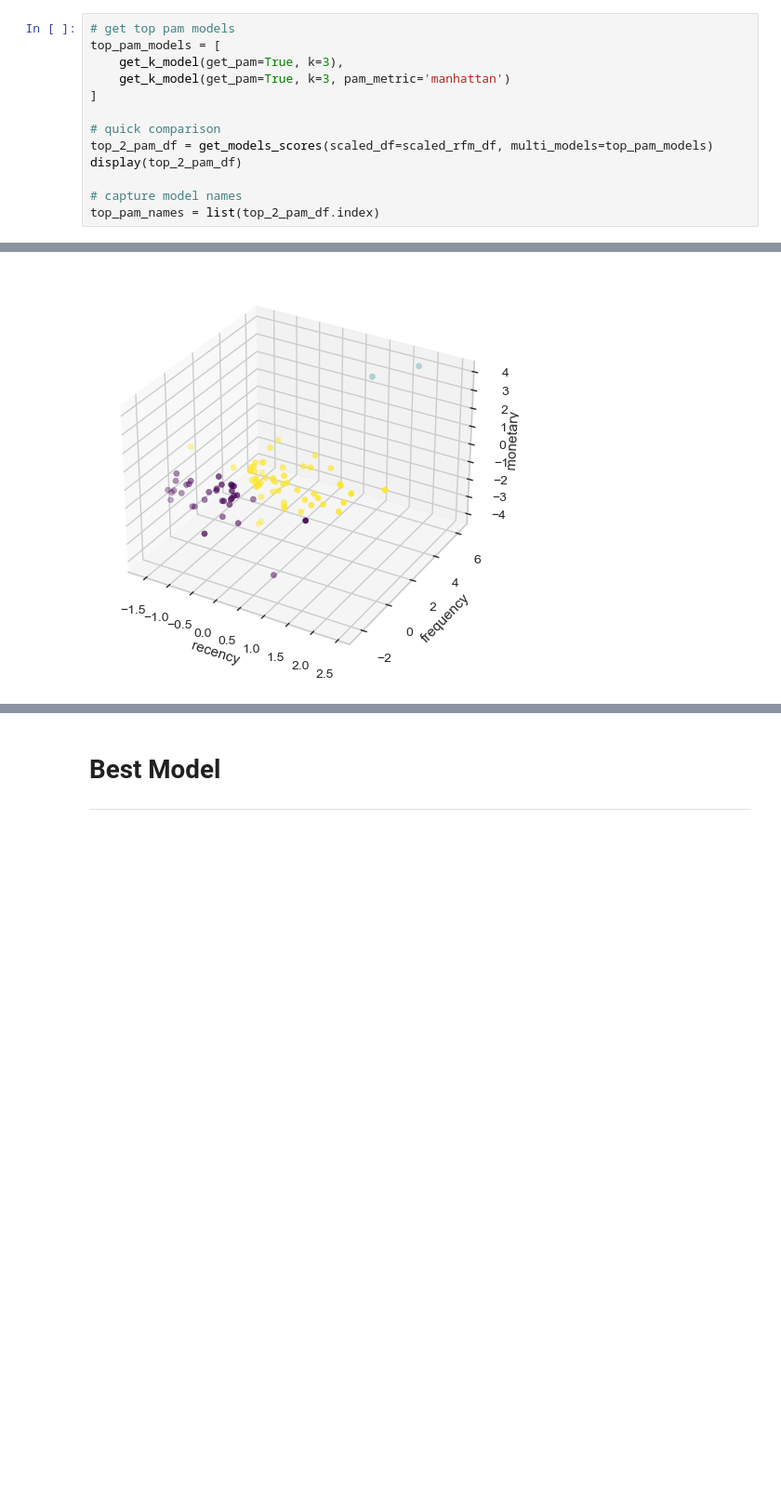
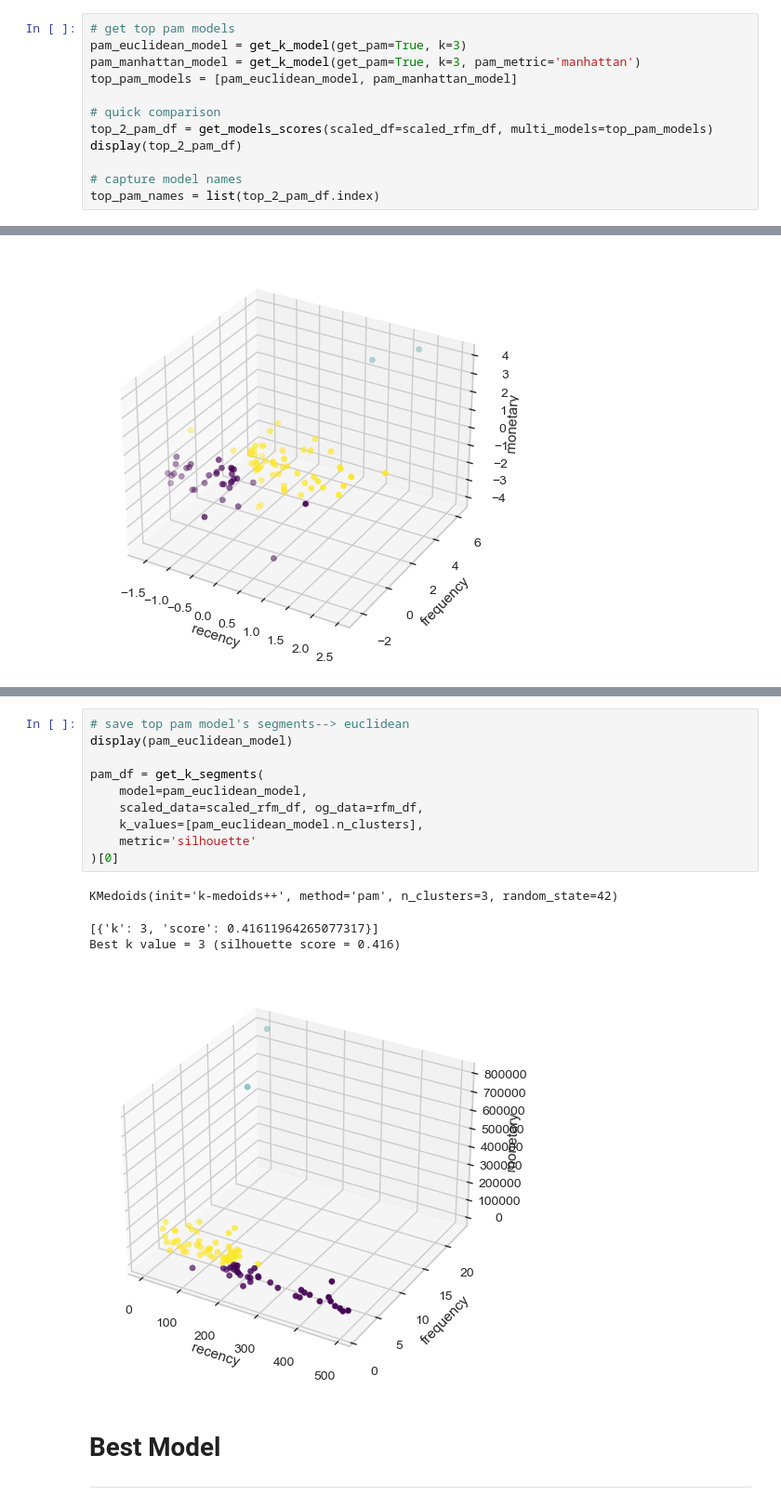
Before and after one commit to brianna-mitri/vehicle-sales-analysis, a Jupyter notebook: analysis/rfm_modeling.ipynb, the cells around one changed output, grey strips where cells are left out. Shown at 93% size. Cells and saved outputs as stored; diff of their text form; blank space fills up the shorter version.

Commit message:
Found euclidean model to be best of pam models and removed old comparison plots from pam

```diff
--- a/analysis/rfm_modeling.ipynb
+++ b/analysis/rfm_modeling.ipynb
@@ -1236,10 +1236,9 @@ From scores above:
     - 2nd best in everything except Inertia
 # %%
 # get top pam models
-top_pam_models = [
-    get_k_model(get_pam=True, k=3),
-    get_k_model(get_pam=True, k=3, pam_metric='manhattan')
-]
+pam_euclidean_model = get_k_model(get_pam=True, k=3)
+pam_manhattan_model = get_k_model(get_pam=True, k=3, pam_metric='manhattan')
+top_pam_models = [pam_euclidean_model, pam_manhattan_model]
 
 # quick comparison
 top_2_pam_df = get_models_scores(scaled_df=scaled_rfm_df, multi_models=top_pam_models)
@@ -1495,3 +1340,18 @@ Best k value = 3 (silhouette score = 0.416)
+# %%
+# save top pam model's segments--> euclidean
+display(pam_euclidean_model)
+
+pam_df = get_k_segments(
+    model=pam_euclidean_model,
+    scaled_data=scaled_rfm_df, og_data=rfm_df,
+    k_values=[pam_euclidean_model.n_clusters],
+    metric='silhouette'
+)[0]
+# %% [output]
+KMedoids(init='k-medoids++', method='pam', n_clusters=3, random_state=42)
+[{'k': 3, 'score': 0.41611964265077317}]
+Best k value = 3 (silhouette score = 0.416)
+[figure, added]
 # %% [markdown]
 # Best Model
 ---
```
Also changed, not shown: parts of 18 cells of this notebook.
